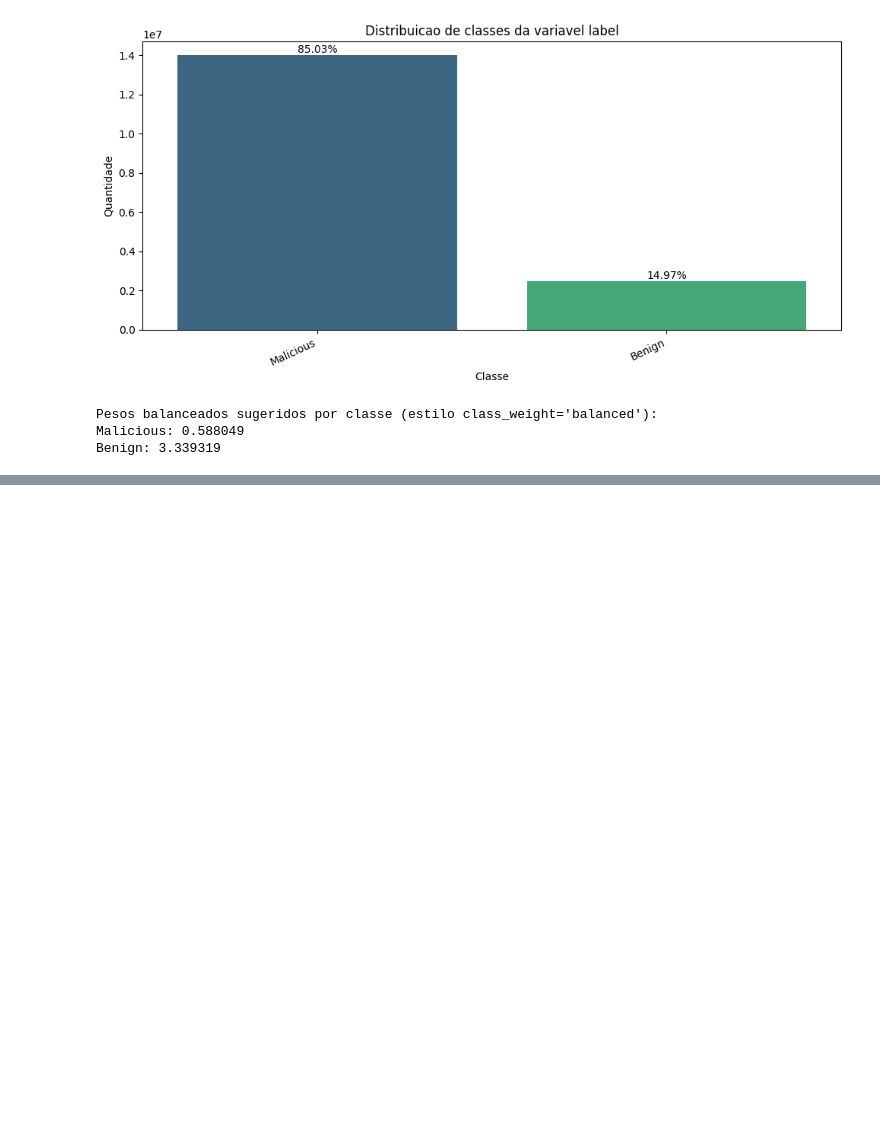
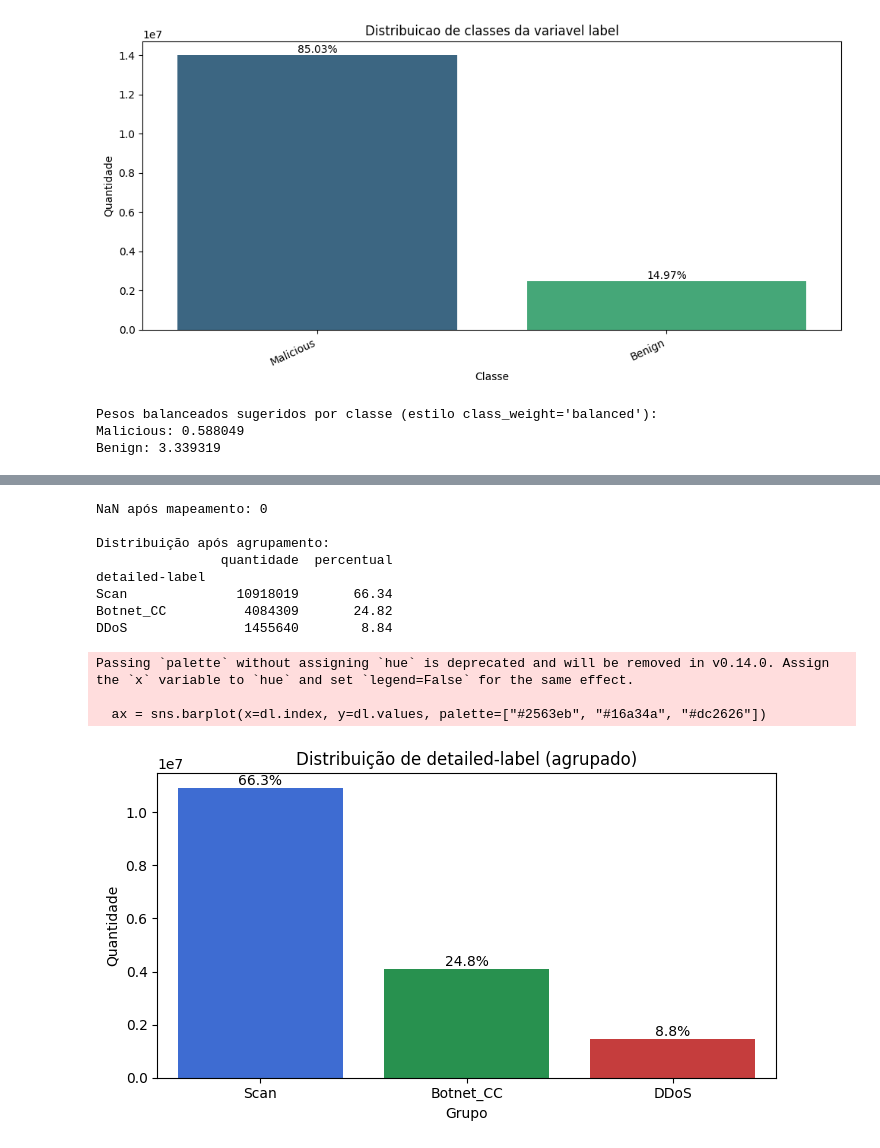
Before and after one commit to DiogoMarassi/secure-iot-detection, a Jupyter notebook: notebooks/analise.ipynb, the cells around one changed output, grey strips where cells are left out. Drawn from its saved outputs; the diff is of its cells as text; code cells hidden in the pictures; blank space fills up the shorter version.

```diff
--- a/notebooks/analise.ipynb
+++ b/notebooks/analise.ipynb
@@ -1075,0 +1248,58 @@ Benign: 3.339319
+# %%
+mapa_grupos = {
+    # Scan — propagação: dispositivo varrendo a rede buscando novos alvos
+    "PartOfAHorizontalPortScan":          "Scan",
+    "C&C-PartOfAHorizontalPortScan":      "Scan",
+    "PartOfAHorizontalPortScan-Attack":   "Scan",
+
+    # DDoS — ataque volumétrico coordenado
+    "DDoS":                               "DDoS",
+
+    # Botnet_CC — tudo o mais: comunicação C&C, heartbeats,
+    # botnets específicos (Okiru, Torii, Mirai) e comportamentos
+    # de ataque/download demasiado raros para classe própria
+    "Okiru":                              "Botnet_CC",
+    "Okiru-Attack":                       "Botnet_CC",
+    "C&C":                                "Botnet_CC",
+    "C&C-HeartBeat":                      "Botnet_CC",
+    "C&C-HeartBeat-Attack":               "Botnet_CC",
+    "C&C-Torii":                          "Botnet_CC",
+    "C&C-Mirai":                          "Botnet_CC",
+    "Attack":                             "Botnet_CC",
+    "FileDownload":                       "Botnet_CC",
+    "C&C-FileDownload":                   "Botnet_CC",
+    "C&C-HeartBeat-FileDownload":         "Botnet_CC",
+}
+
+df["detailed-label"] = df["detailed-label"].map(mapa_grupos)
+
+print("NaN após mapeamento:", df["detailed-label"].isna().sum())
+
+dl = df["detailed-label"].value_counts()
+dl_pct = (dl / len(df) * 100).round(2)
+resumo_dl = pd.DataFrame({"quantidade": dl, "percentual": dl_pct})
+print("\nDistribuição após agrupamento:")
+print(resumo_dl.to_string())
+
+plt.figure(figsize=(7, 4))
+ax = sns.barplot(x=dl.index, y=dl.values, palette=["#2563eb", "#16a34a", "#dc2626"])
+ax.set_title("Distribuição de detailed-label (agrupado)")
+ax.set_xlabel("Grupo")
+ax.set_ylabel("Quantidade")
+for i, (v, p) in enumerate(zip(dl.values, dl_pct.values)):
+    ax.text(i, v, f"{p:.1f}%", ha="center", va="bottom", fontsize=10)
+plt.tight_layout()
+plt.show()
+# %% [output]
+NaN após mapeamento: 0
+
+Distribuição após agrupamento:
+                quantidade  percentual
+detailed-label
+Scan              10918019       66.34
+Botnet_CC          4084309       24.82
+DDoS               1455640        8.84
+Passing `palette` without assigning `hue` is deprecated and will be removed in v0.14.0. Assign the `x` variable to `hue` and set `legend=False` for the same effect.
+
+  ax = sns.barplot(x=dl.index, y=dl.values, palette=["#2563eb", "#16a34a", "#dc2626"])
+[figure, added]
```
Also changed, not shown: parts of 35 cells of this notebook.
